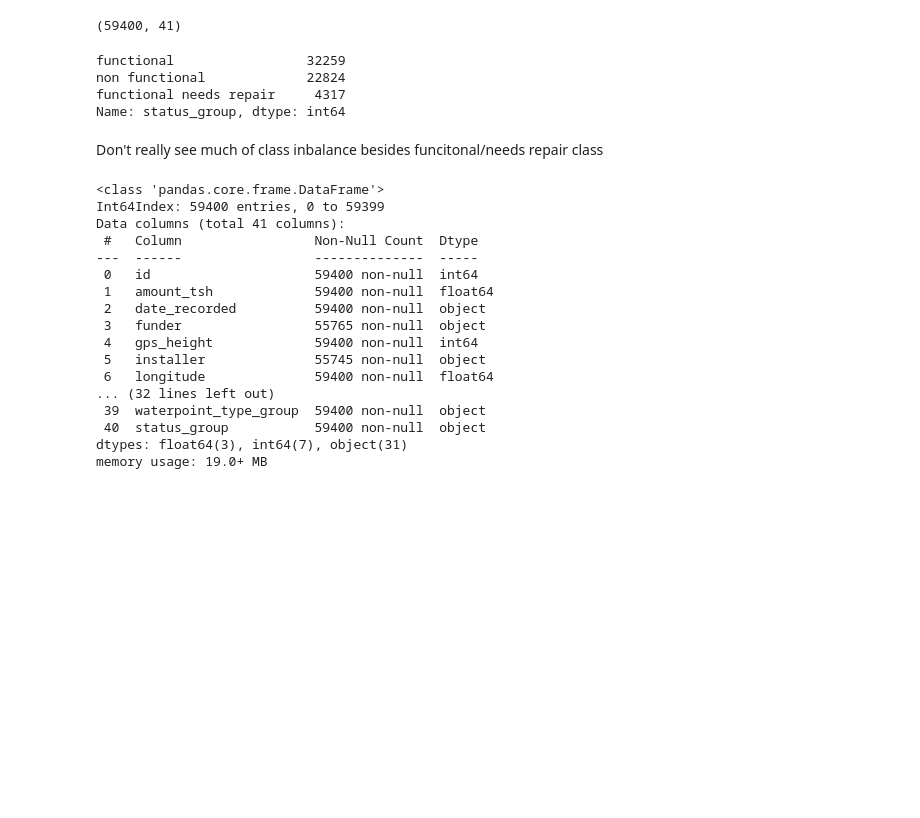
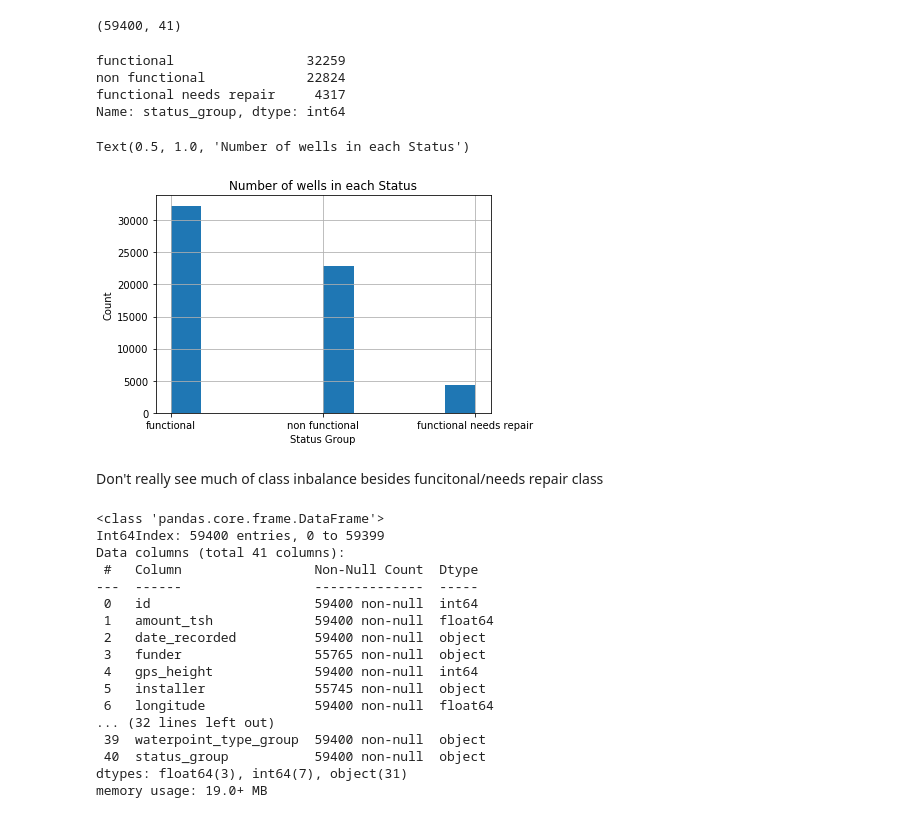
Before and after one commit to stevenkyle2013/Water-Well-Classifier, a Jupyter notebook: Main-Notebook.ipynb, the cells around one changed output. Saved outputs shown, nothing was run; the diff lists cells and outputs as text; code cells hidden in the pictures; blank space fills up the shorter version.

```diff
--- a/Main-Notebook.ipynb
+++ b/Main-Notebook.ipynb
@@ -85,6 +94,16 @@ functional                 32259
 non functional             22824
 functional needs repair     4317
 Name: status_group, dtype: int64
+# %%
+Full_data_1 = pd.merge(X_data, y_data, left_on='id', right_on='id')
+# %%
+Full_data_1.status_group.hist()
+plt.xlabel('Status Group')
+plt.ylabel('Count')
+plt.title('Number of wells in each Status')
+# %% [output]
+Text(0.5, 1.0, 'Number of wells in each Status')
+[figure, added]
 # %% [markdown]
 Don't really see much of class inbalance besides funcitonal/needs repair class
 # %%
```
Also changed, not shown: parts of 77 cells of this notebook, 14 other files.
